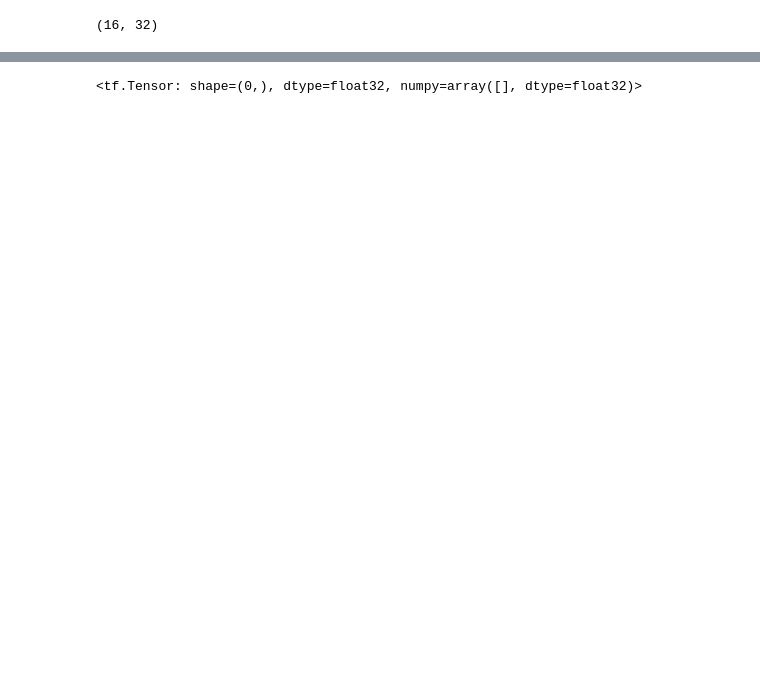
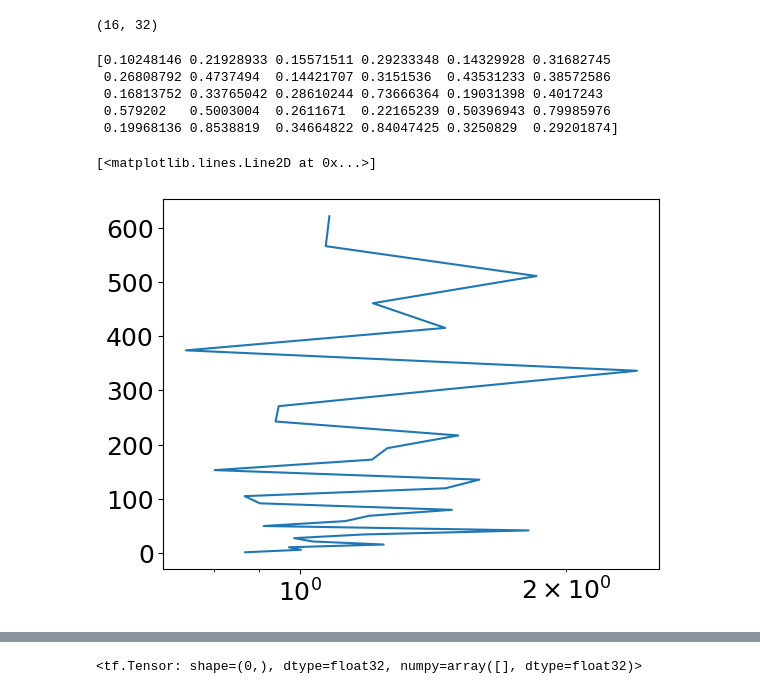
Before and after one commit to sarafhirsch/EM-CVAE-Graduate_Research, a Jupyter notebook: MT_64_Updated.ipynb, the cells around one changed output, grey strips where cells are left out. Cells and saved outputs as stored; diff of their text form; code cells hidden in the pictures; blank space fills up the shorter version.

```diff
--- a/MT_64_Updated.ipynb
+++ b/MT_64_Updated.ipynb
@@ -852,6 +853,22 @@ plot_depths = np.r_[
     depth_centers,
     depth_centers[-1] + depth_centers[-1] - depth_centers[-2]
 ]
+# %%
+# print(zmd2_logs)
+mean_cond = np.mean((zmd2_logs),axis=0)
+std_cond = np.std((zmd2_logs),axis=0)
+mean_cond = np.delete(mean_cond, [-2,-1])
+std_cond = np.delete(std_cond, [-2,-1])
+print(std_cond)
+plt.semilogx(mean_cond, plot_depths)
+# %% [output]
+[0.10248146 0.21928933 0.15571511 0.29233348 0.14329928 0.31682745
+ 0.26808792 0.4737494  0.14421707 0.3151536  0.43531233 0.38572586
+ 0.16813752 0.33765042 0.28610244 0.73666364 0.19031398 0.4017243
+ 0.579202   0.5003004  0.2611671  0.22165239 0.50396943 0.79985976
+ 0.19968136 0.8538819  0.34664822 0.84047425 0.3250829  0.29201874]
+[<matplotlib.lines.Line2D at 0x...>]
+[figure, added]
 # %%
 fig, ax = plt.subplots()
 for log in zmd2_logs:
```
Also changed, not shown: parts of 19 cells of this notebook, 12 other files.
